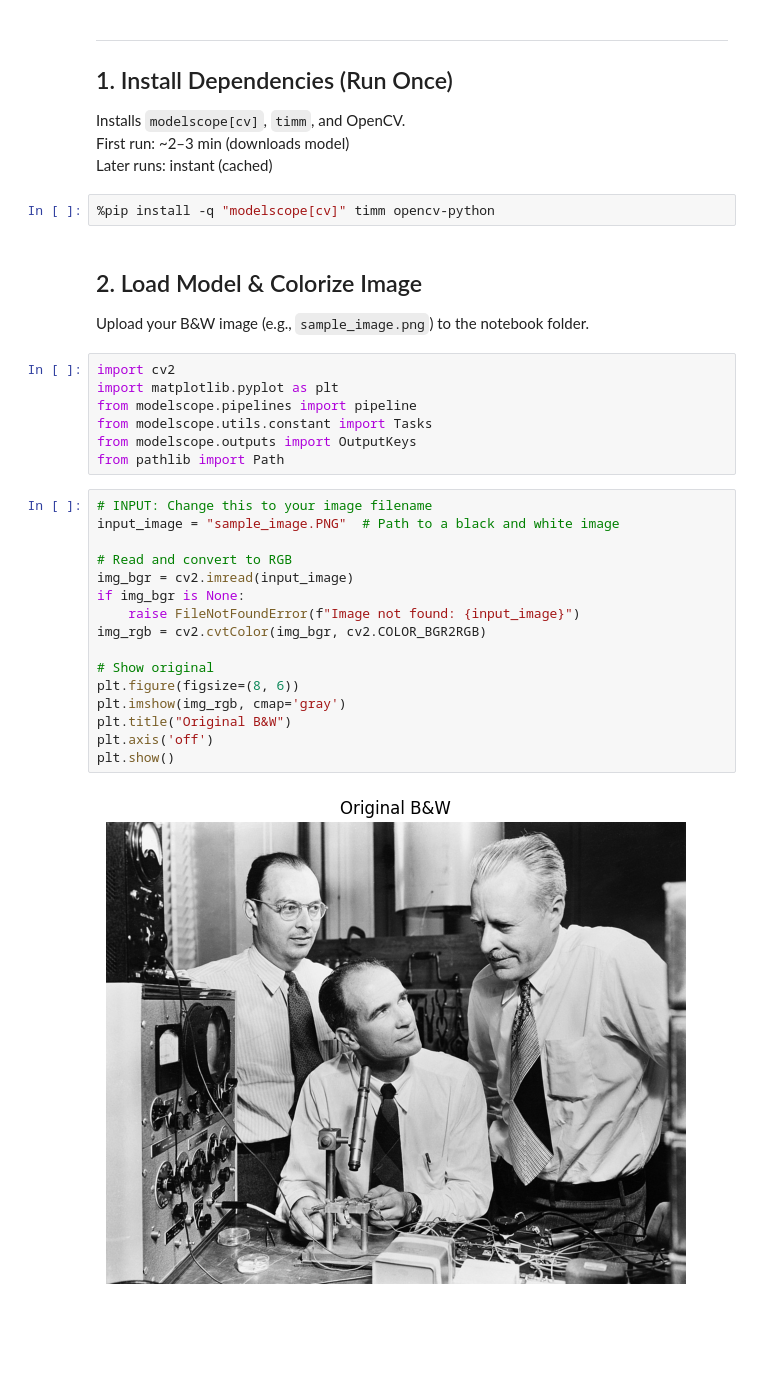
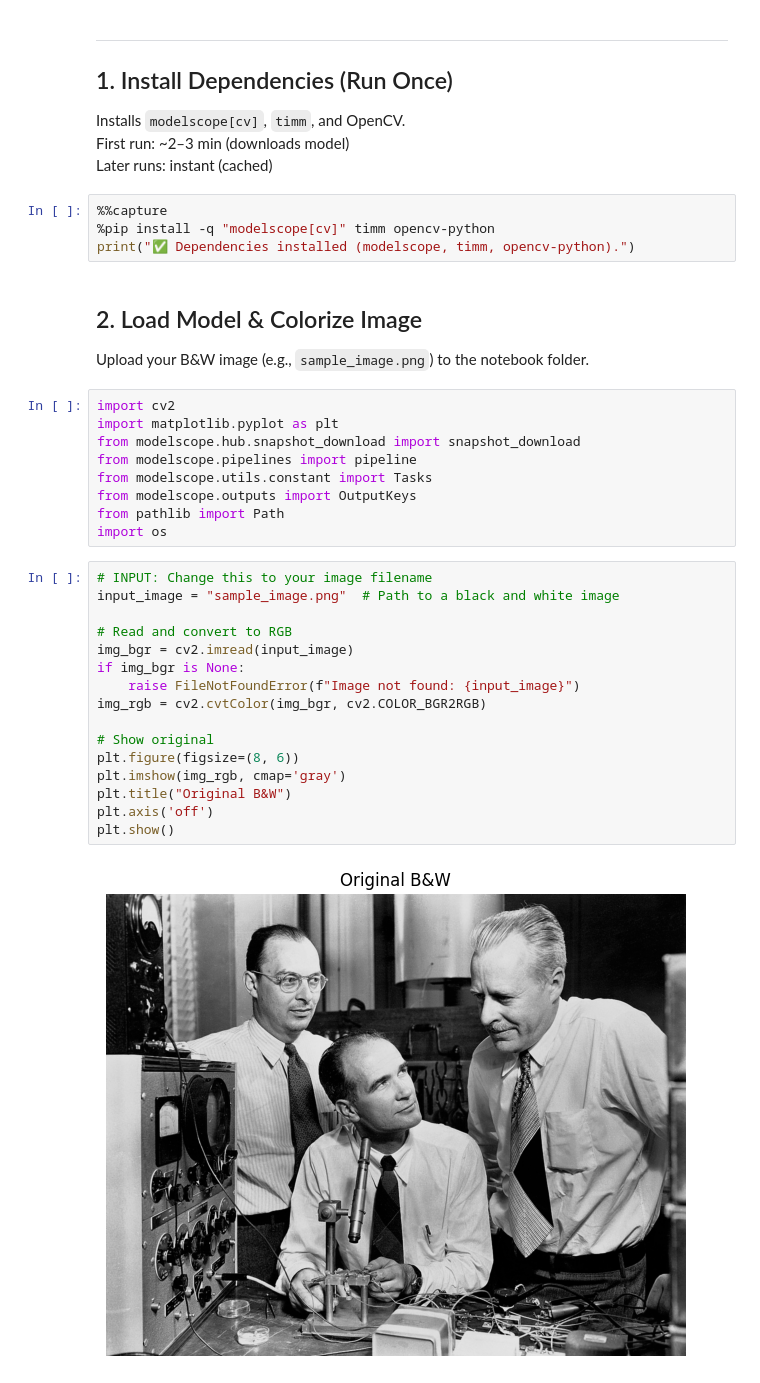
Before and after one commit to cyamahat/Photo-Colorization-DDColor, a Jupyter notebook: Photo-Colorization-DDColor.ipynb, the cells around one changed output. Cells and saved outputs as stored; diff of their text form; blank space fills up the shorter version.

```diff
--- a/Photo-Colorization-DDColor.ipynb
+++ b/Photo-Colorization-DDColor.ipynb
@@ -21,7 +21,9 @@ Installs `modelscope[cv]`, `timm`, and OpenCV.
 First run: ~2–3 min (downloads model)
 Later runs: instant (cached)
 # %%
+%%capture
 %pip install -q "modelscope[cv]" timm opencv-python
+print("✅ Dependencies installed (modelscope, timm, opencv-python).")
 # %% [markdown]
 ## 2. Load Model & Colorize Image
 
@@ -29,26 +31,28 @@ Upload your B&W image (e.g., `sample_image.png`) to the notebook folder.
 # %%
 import cv2
 import matplotlib.pyplot as plt
+from modelscope.hub.snapshot_download import snapshot_download
 from modelscope.pipelines import pipeline
 from modelscope.utils.constant import Tasks
 from modelscope.outputs import OutputKeys
 from pathlib import Path
+import os
 # %%
 # INPUT: Change this to your image filename
-input_image = "sample_image.PNG"  # Path to a black and white image
+input_image = "sample_image.png"  # Path to a black and white image
 
 # Read and convert to RGB
 img_bgr = cv2.imread(input_image)
 if img_bgr is None:
     raise FileNotFoundError(f"Image not found: {input_image}")
 img_rgb = cv2.cvtColor(img_bgr, cv2.COLOR_BGR2RGB)
 
 # Show original
 plt.figure(figsize=(8, 6))
 plt.imshow(img_rgb, cmap='gray')
 plt.title("Original B&W")
 plt.axis('off')
 plt.show()
 # %% [output]
-[figure, old version]
+[figure, new version]
 # %%
```
Also changed, not shown: parts of 3 cells of this notebook.
